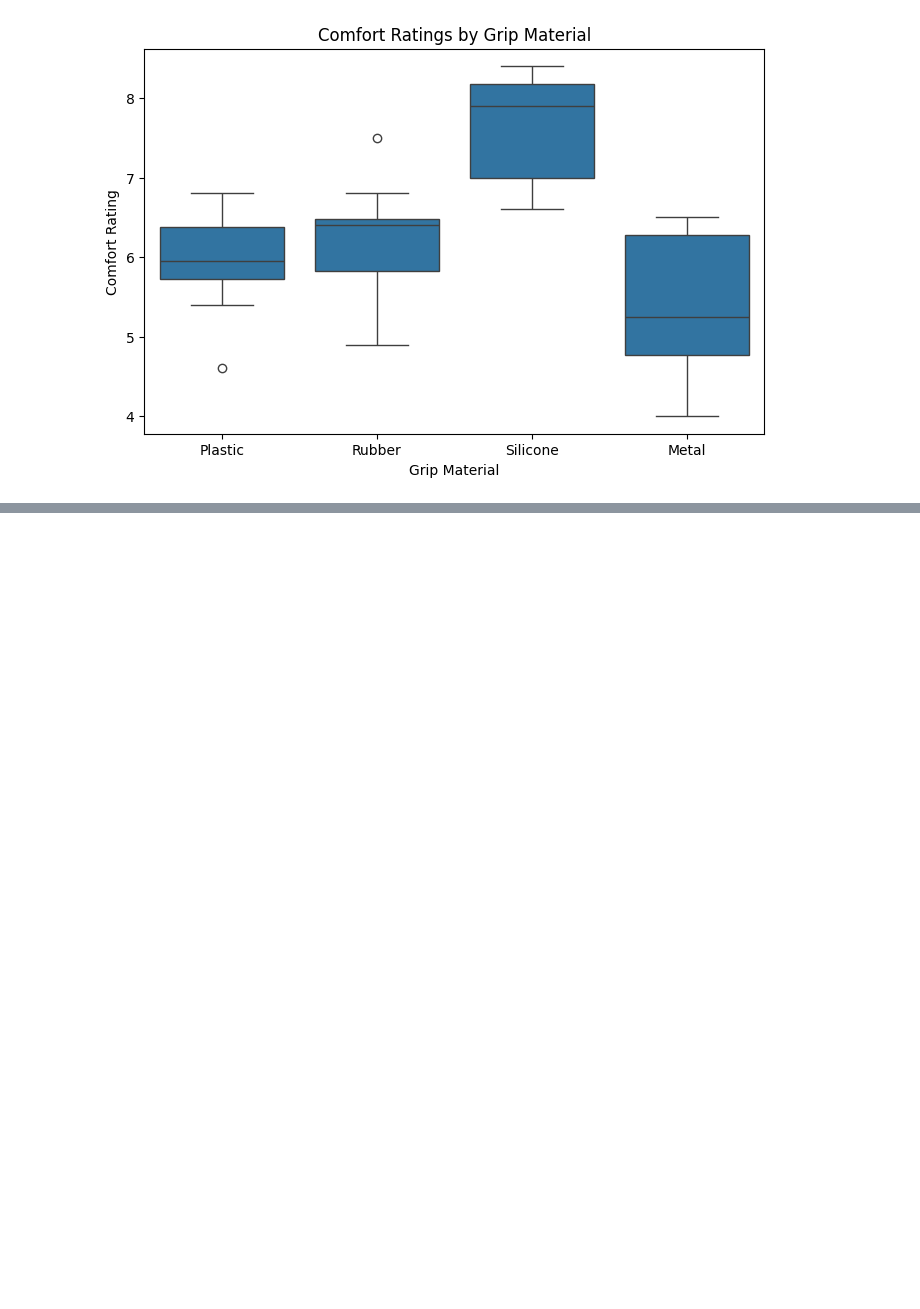
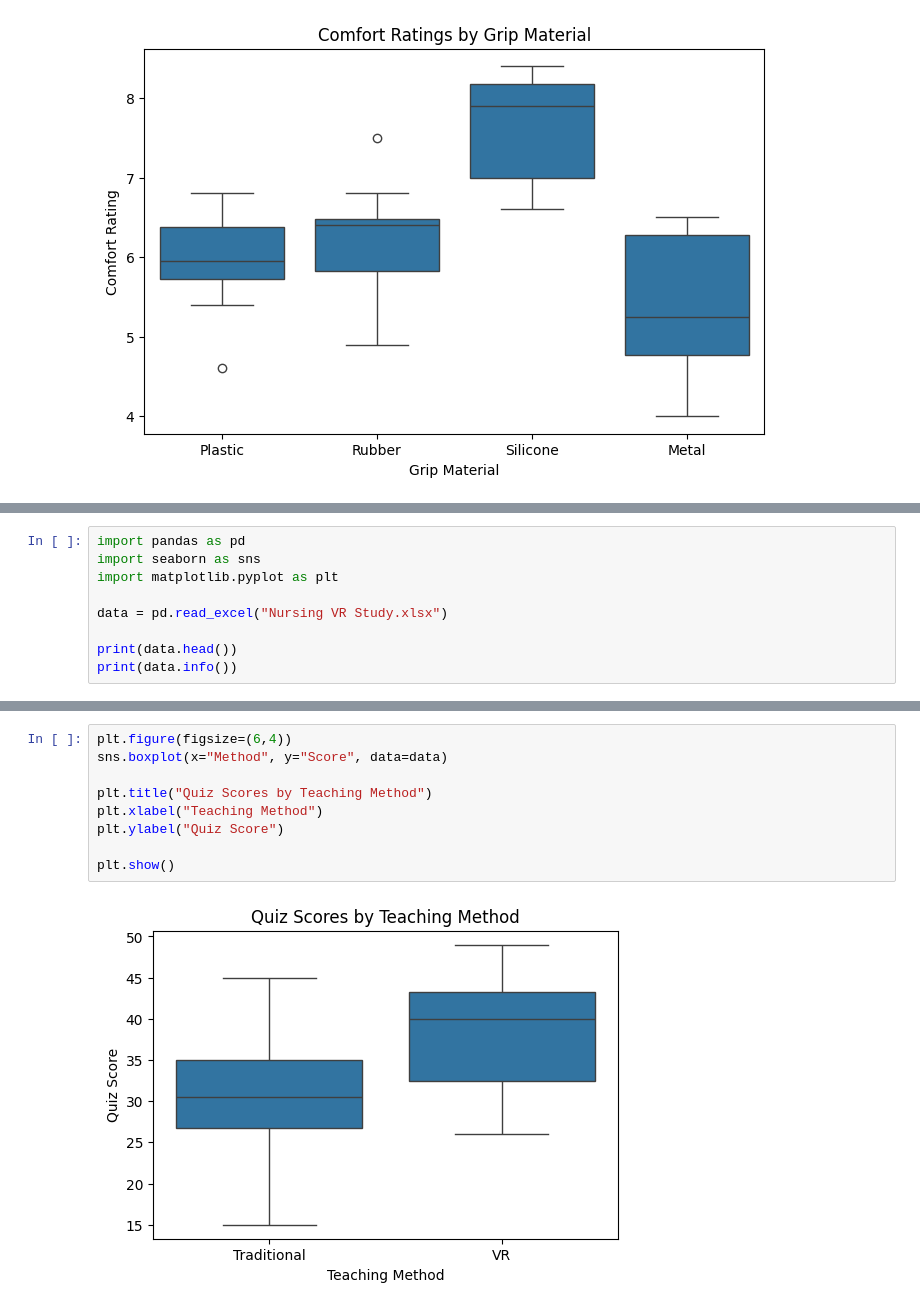
Before and after one commit to Sravan5452/STAT-7220-Applied-Experimental-Design, a Jupyter notebook: Assignments/Midterm-Exam/Midterm-Exam_myne.ipynb, the cells around one changed output, grey strips where cells are left out. Saved outputs shown, nothing was run; the diff lists cells and outputs as text; blank space fills up the shorter version.

```diff
--- a/Assignments/Midterm-Exam/Midterm-Exam_myne.ipynb
+++ b/Assignments/Midterm-Exam/Midterm-Exam_myne.ipynb
@@ -124,0 +325,9 @@ plt.show()
+# %%
+import pandas as pd
+import seaborn as sns
+import matplotlib.pyplot as plt
+
+data = pd.read_excel("Nursing VR Study.xlsx")
+
+print(data.head())
+print(data.info())
@@ -124,0 +396,11 @@ plt.show()
+# %%
+plt.figure(figsize=(6,4))
+sns.boxplot(x="Method", y="Score", data=data)
+
+plt.title("Quiz Scores by Teaching Method")
+plt.xlabel("Teaching Method")
+plt.ylabel("Quiz Score")
+
+plt.show()
+# %% [output]
+[figure, added]
```
Also changed, not shown: parts of 40 cells of this notebook.
